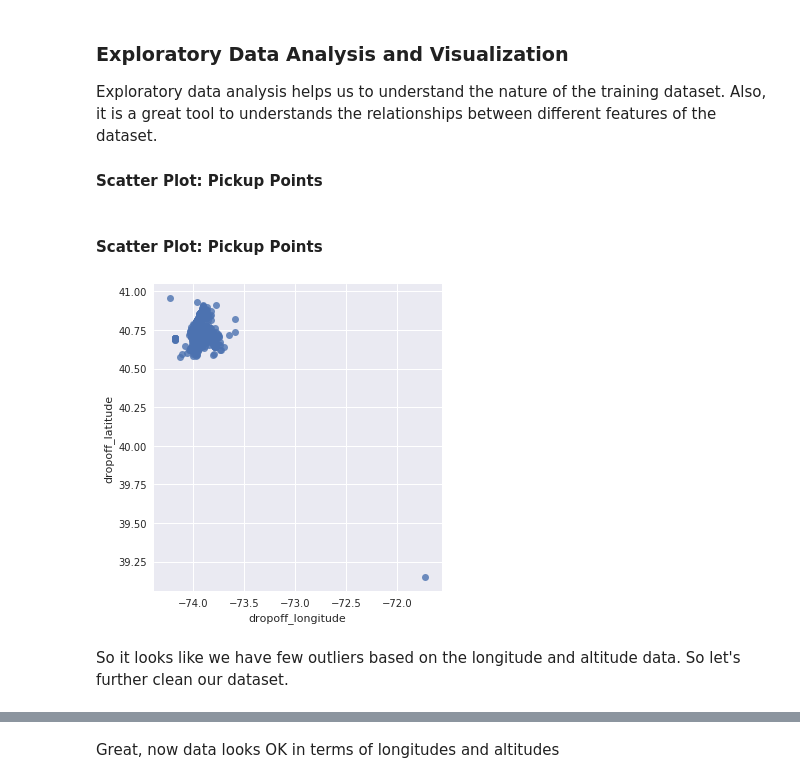
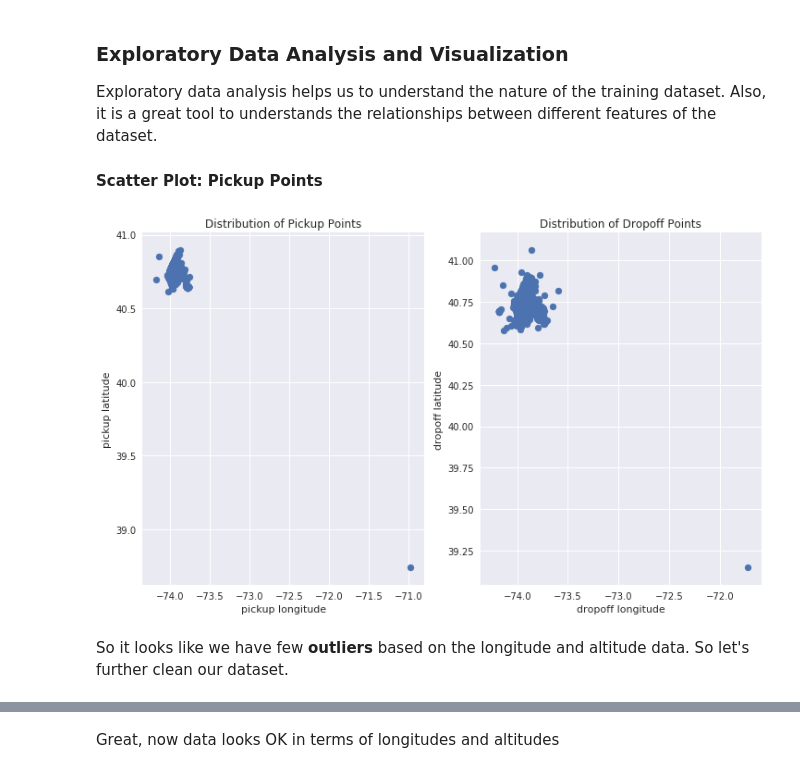
Before and after one commit to upul/WhiteBoard, a Jupyter notebook: ny_taxi/New_York_City_Taxi _Trip_Analysis.ipynb, the cells around one changed output, grey strips where cells are left out. Cells and saved outputs as stored; diff of their text form; code cells hidden in the pictures.

Commit message:
fixed some issues in graphs

```diff
--- a/ny_taxi/New_York_City_Taxi _Trip_Analysis.ipynb
+++ b/ny_taxi/New_York_City_Taxi _Trip_Analysis.ipynb
@@ -173,13 +145,17 @@ Exploratory data analysis helps us to understand the nature of the training data
-# %% [markdown]
-#### Scatter Plot: Pickup Points
-# %%
-sns.lmplot('dropoff_longitude', 'dropoff_latitude', data=train, fit_reg=False)
-plt.tight_layout()
-plt.show()
-# %% [output]
-[figure, removed]
+# %%
+f, axes = plt.subplots(1, 2)
+f.set_size_inches(12, 7)
+axes[0].scatter(train.pickup_longitude, train.pickup_latitude)
+axes[0].set(title='Distribution of Pickup Points', xlabel='pickup longitude', ylabel='pickup latitude')
+
+axes[1].scatter(train.dropoff_longitude, train.dropoff_latitude)
+axes[1].set(title='Distribution of Dropoff Points', xlabel='dropoff longitude', ylabel='dropoff latitude')
+
+plt.show()
+# %% [output]
+[figure, added]
 # %% [markdown]
-So it looks like we have few outliers based on the longitude and altitude data. So let's further clean our dataset.
+So it looks like we have few **outliers** based on the longitude and altitude data. So let's further clean our dataset.
 # %%
 cond_1 = (train.dropoff_longitude > -73.5)
 cond_2 = (train.dropoff_latitude < 40.5 )
```
Also changed, not shown: parts of 8 cells of this notebook.
